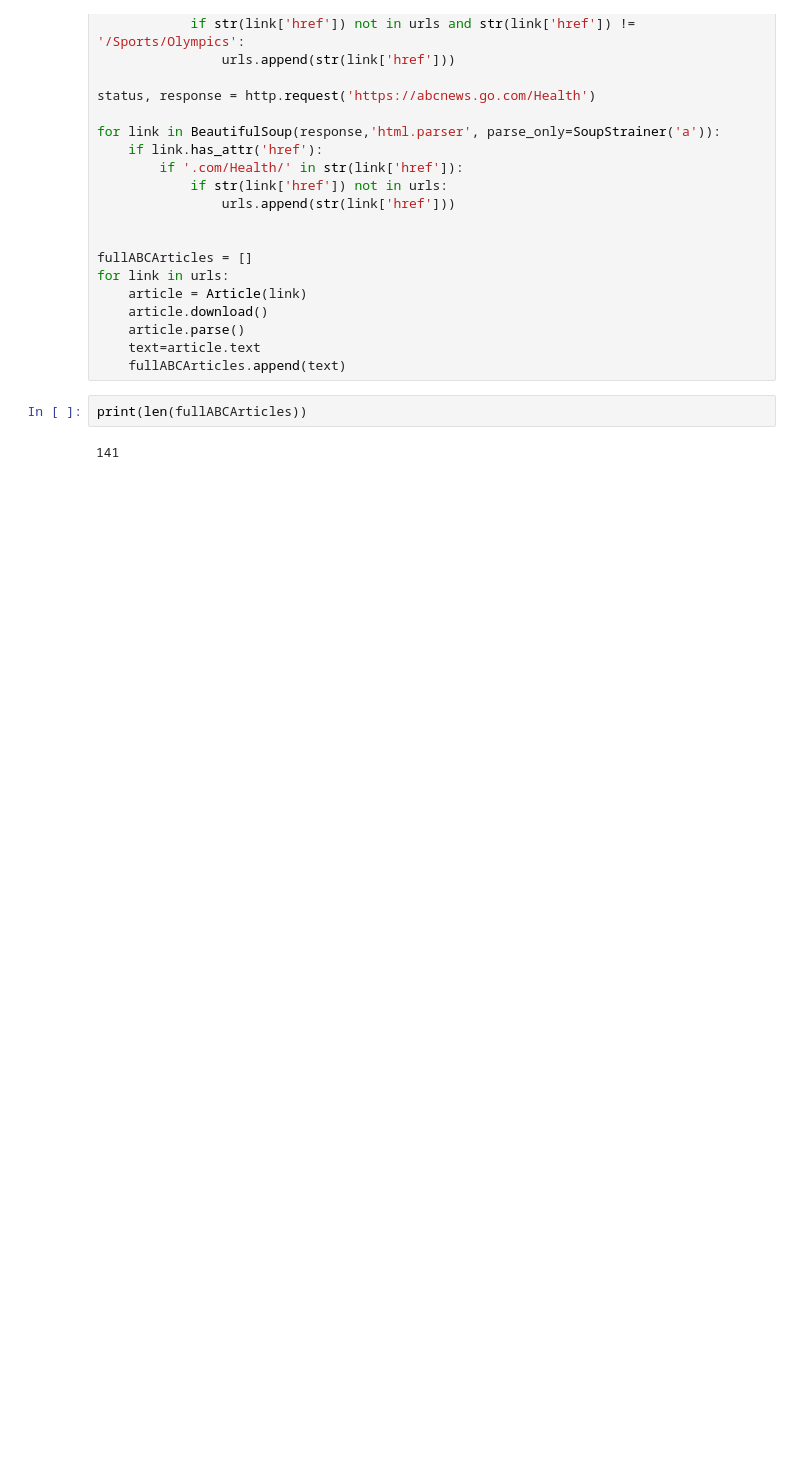
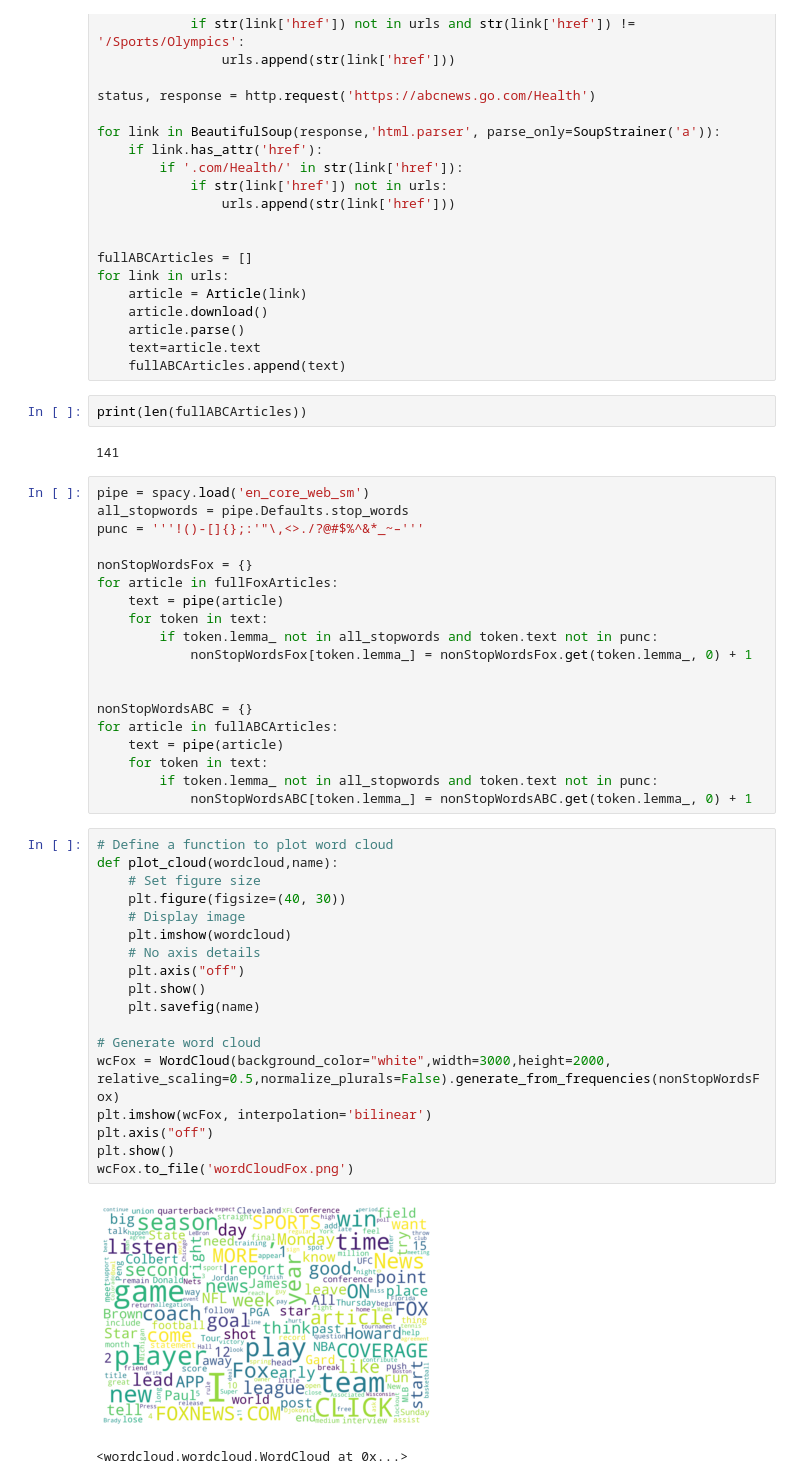
Before and after one commit to imata18/CS505, a Jupyter notebook: hw1/CS505-HW1_News.ipynb, the cells around one changed output. Drawn from its saved outputs; the diff is of its cells as text; blank space fills up the shorter version.

```diff
--- a/hw1/CS505-HW1_News.ipynb
+++ b/hw1/CS505-HW1_News.ipynb
@@ -80,3 +82,43 @@ for link in urls:
 print(len(fullABCArticles))
 # %% [output]
 141
+# %%
+pipe = spacy.load('en_core_web_sm')
+all_stopwords = pipe.Defaults.stop_words
+punc = '''!()-[]{};:'"\,<>./?@#$%^&*_~–'''
+
+nonStopWordsFox = {}
+for article in fullFoxArticles:
+    text = pipe(article)
+    for token in text:
+        if token.lemma_ not in all_stopwords and token.text not in punc:
+            nonStopWordsFox[token.lemma_] = nonStopWordsFox.get(token.lemma_, 0) + 1
+
+
+nonStopWordsABC = {}
+for article in fullABCArticles:
+    text = pipe(article)
+    for token in text:
+        if token.lemma_ not in all_stopwords and token.text not in punc:
+            nonStopWordsABC[token.lemma_] = nonStopWordsABC.get(token.lemma_, 0) + 1
+# %%
+# Define a function to plot word cloud
+def plot_cloud(wordcloud,name):
+    # Set figure size
+    plt.figure(figsize=(40, 30))
+    # Display image
+    plt.imshow(wordcloud)
+    # No axis details
+    plt.axis("off")
+    plt.show()
+    plt.savefig(name)
+
+# Generate word cloud
+wcFox = WordCloud(background_color="white",width=3000,height=2000, relative_scaling=0.5,normalize_plurals=False).generate_from_frequencies(nonStopWordsFox)
+plt.imshow(wcFox, interpolation='bilinear')
+plt.axis("off")
+plt.show()
+wcFox.to_file('wordCloudFox.png')
+# %% [output]
+[figure, added]
+<wordcloud.wordcloud.WordCloud at 0x...>
```
Also changed, not shown: parts of 3 cells of this notebook, 2 other files.
